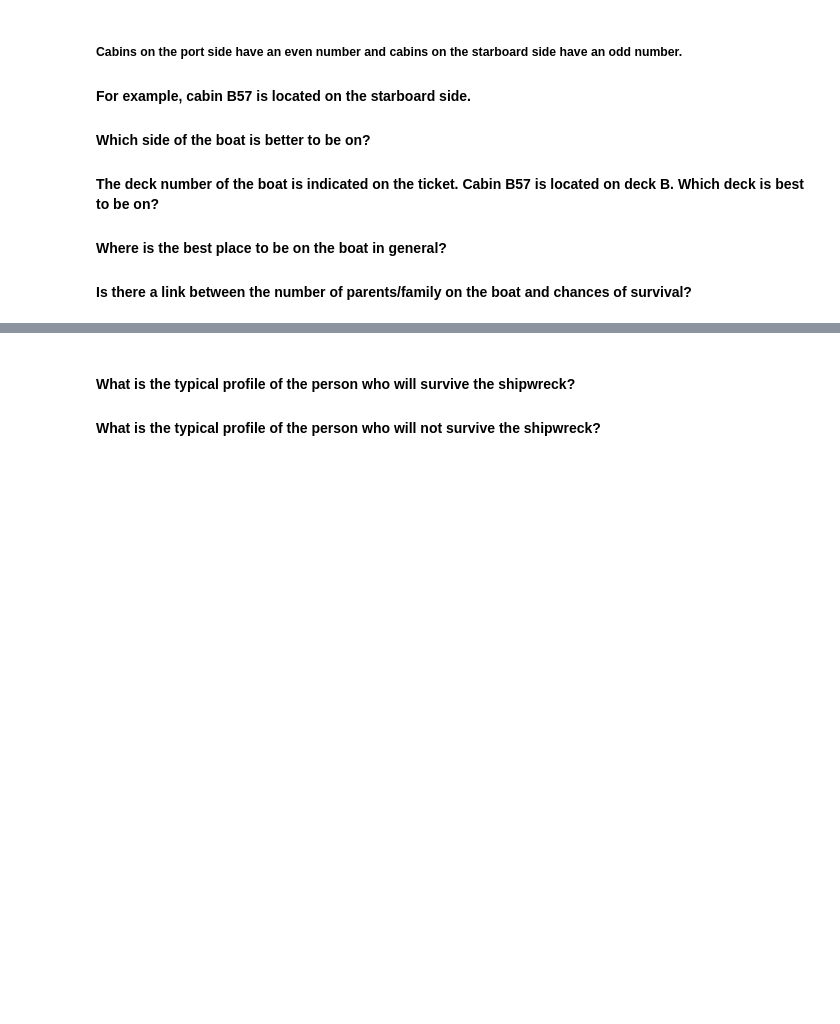
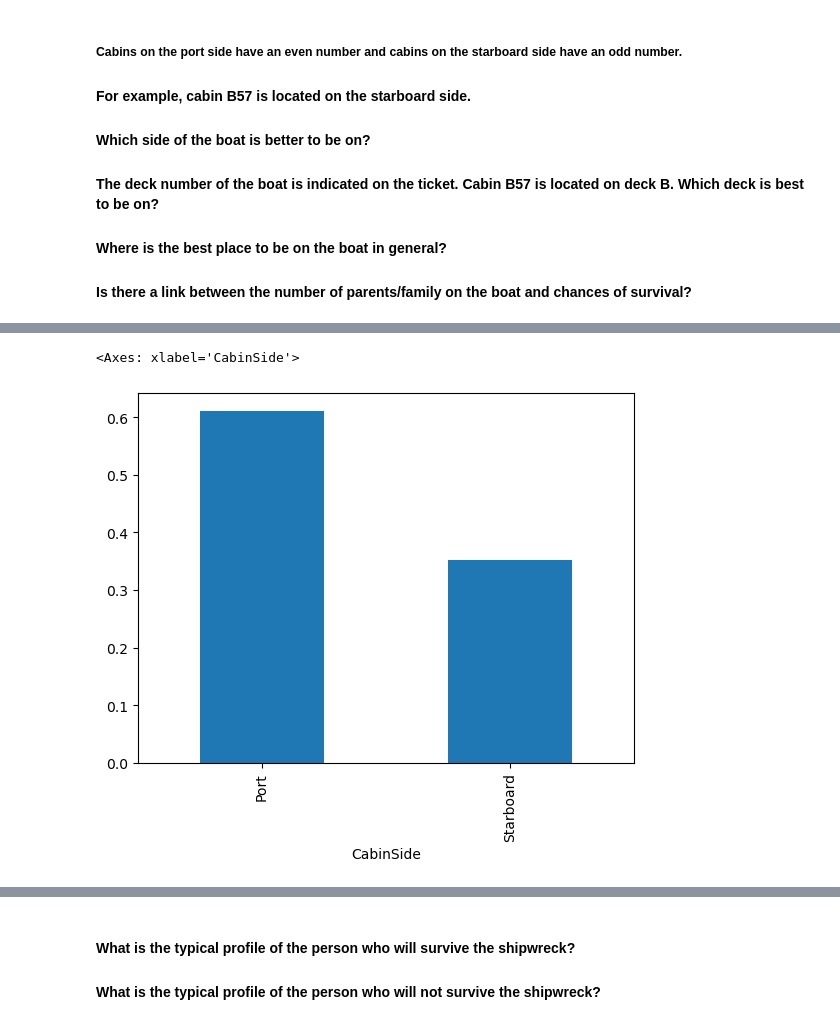
Before and after one commit to MeryyJ/data-science-tutorials, a Jupyter notebook: introduction-to-python/Introduction to pandas.ipynb, the cells around one changed output, grey strips where cells are left out. Saved outputs shown, nothing was run; the diff lists cells and outputs as text; code cells hidden in the pictures; blank space fills up the shorter version.

```diff
--- a/introduction-to-python/Introduction to pandas.ipynb
+++ b/introduction-to-python/Introduction to pandas.ipynb
@@ -236,3 +242,6 @@ df[['Survived', 'Pclass', 'Age', 'Fare', 'SibSp', 'Parch']].corr().style.backgro
 #### Where is the best place to be on the boat in general?
 
 #### Is there a link between the number of parents/family on the boat and chances of survival?
+# %%
+df['NumberCabin'] = df['Cabin'].str.extract(r'(\d+)').astype(float)
+df['NumberCabin']
@@ -238,0 +261,3 @@ df[['Survived', 'Pclass', 'Age', 'Fare', 'SibSp', 'Parch']].corr().style.backgro
+# %%
+df['CabinSide'] = df['NumberCabin'] % 2 == 0
+df['CabinSide']
@@ -238,0 +277,3 @@ df[['Survived', 'Pclass', 'Age', 'Fare', 'SibSp', 'Parch']].corr().style.backgro
+# %%
+df['CabinSide'] = df['CabinSide'].map({True: 'Port', False: 'Starboard'})
+df['CabinSide']
@@ -238,0 +293,6 @@ df[['Survived', 'Pclass', 'Age', 'Fare', 'SibSp', 'Parch']].corr().style.backgro
+# %%
+df.groupby('CabinSide')['Survived'].mean()
+df.groupby('CabinSide')['Survived'].mean().plot(kind = "bar")
+# %% [output]
+<Axes: xlabel='CabinSide'>
+[figure, added]
```
Also changed, not shown: parts of 20 cells of this notebook.
